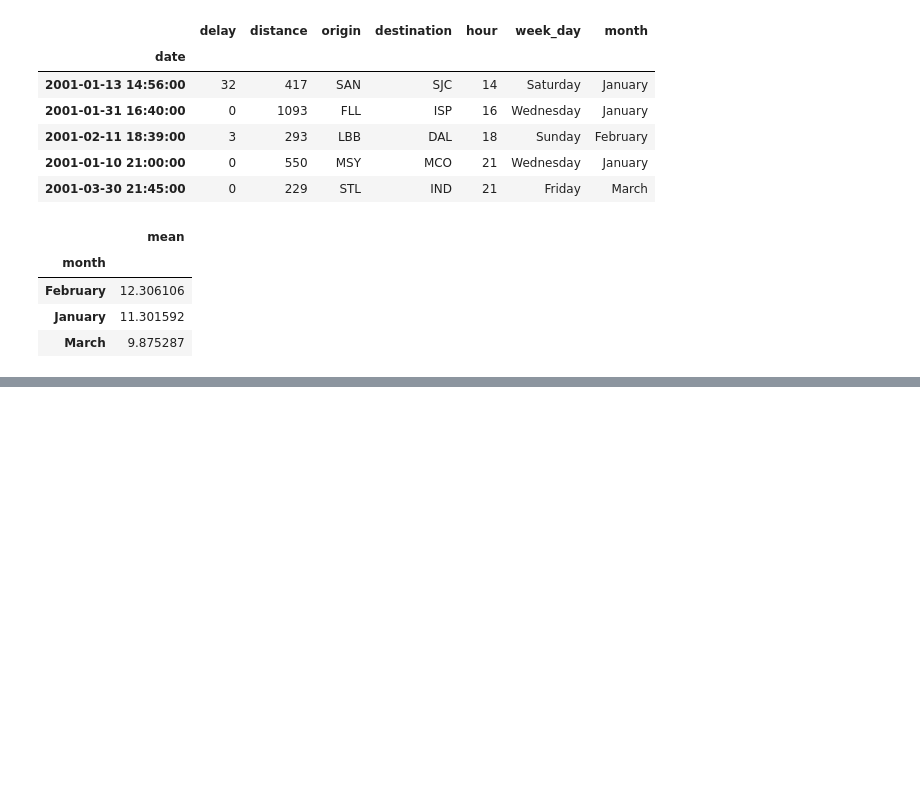
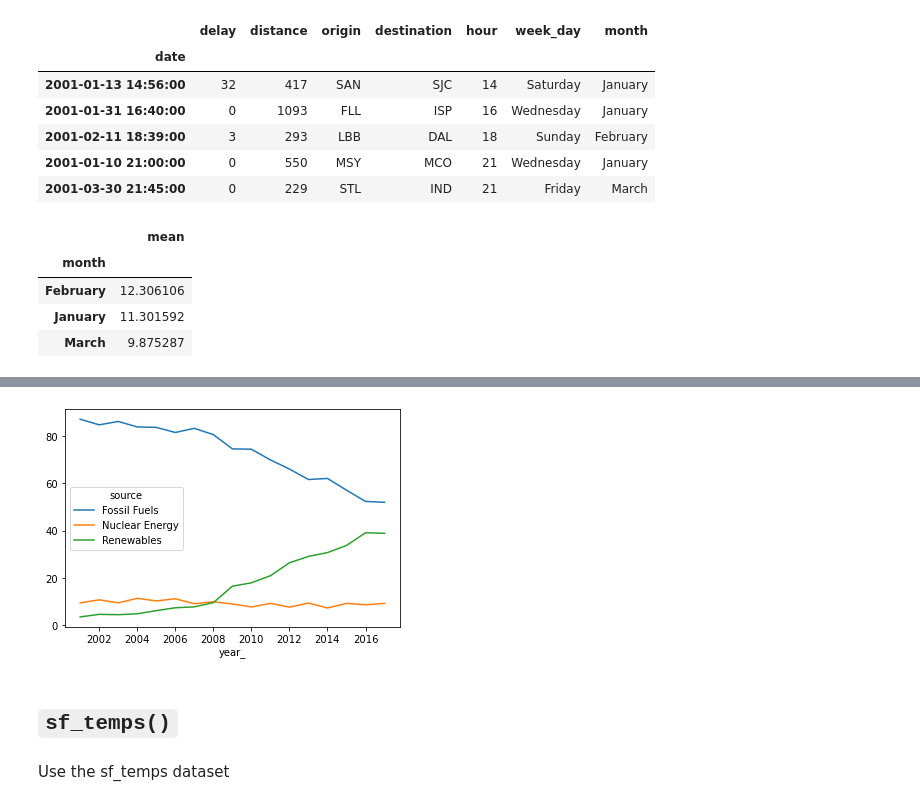
Before and after one commit to adam-talbot/time-series-exercises, a Jupyter notebook: time_series_data_exercises.ipynb, the cells around one changed output, grey strips where cells are left out. Saved outputs shown, nothing was run; the diff lists cells and outputs as text; code cells hidden in the pictures; blank space fills up the shorter version.

```diff
--- a/time_series_data_exercises.ipynb
+++ b/time_series_data_exercises.ipynb
@@ -582,0 +910,3 @@ df.groupby('month').delay.agg(['mean']).sort_values(by='mean', ascending=False).
+# %%
+control_df = df.pivot_table(columns='source', index='year_', values='annual_usage_percentage')
+control_df
@@ -582,0 +933,8 @@ df.groupby('month').delay.agg(['mean']).sort_values(by='mean', ascending=False).
+# %%
+control_df.plot();
+# %% [output]
+[figure, added]
+# %% [markdown]
+## `sf_temps()`
+# %% [markdown]
+Use the sf_temps dataset
```
Also changed, not shown: parts of 62 cells of this notebook.
